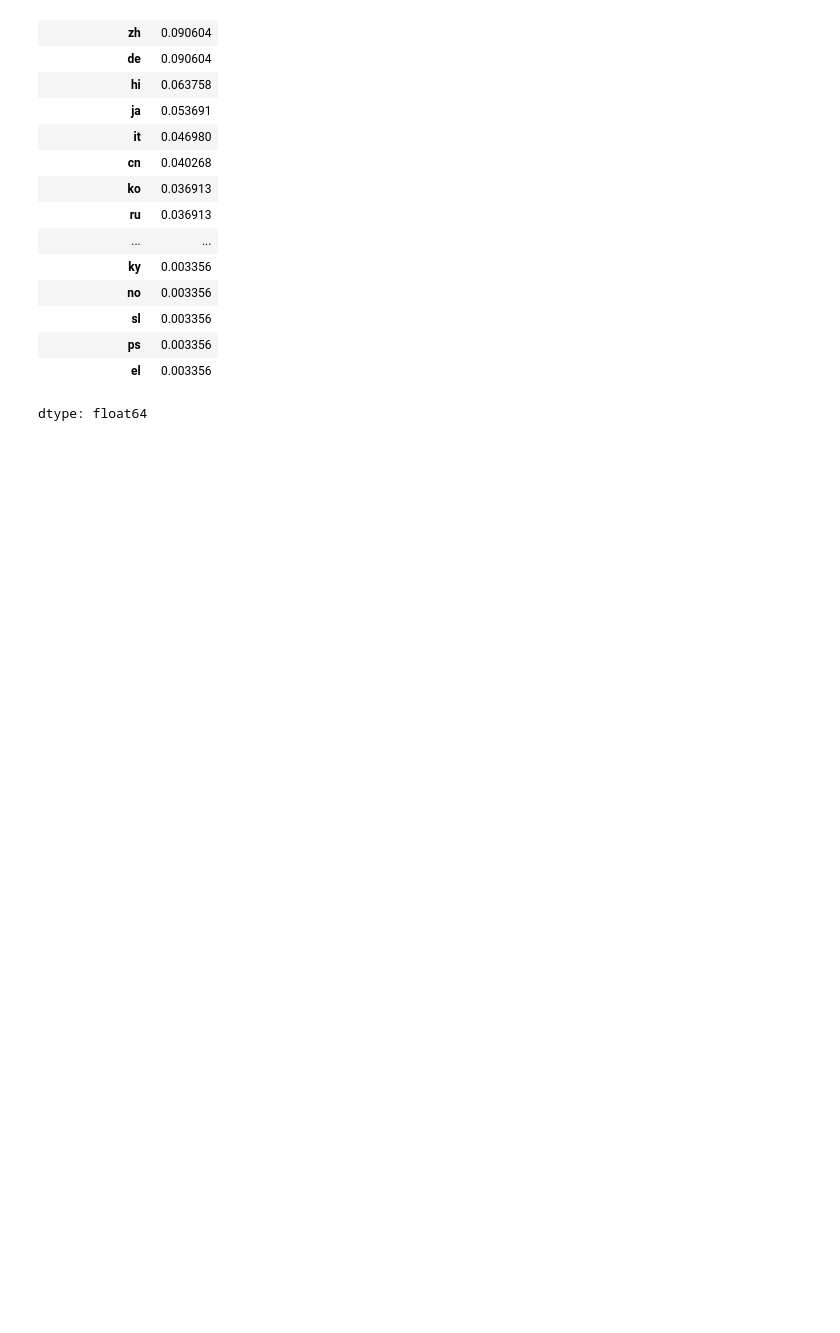
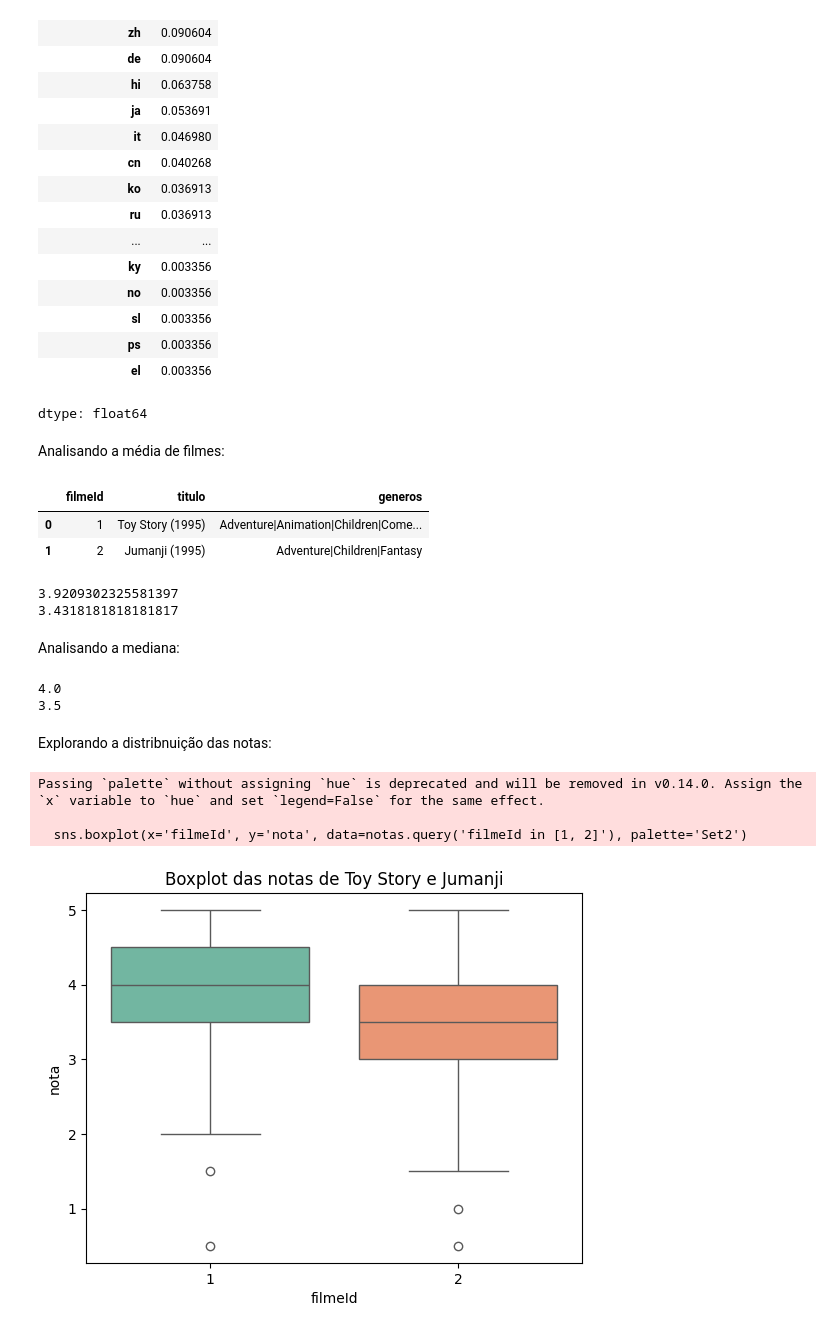
Before and after one commit to Camillabgarcia/data_science, a Jupyter notebook: Explorando_e_analisando_dados_1.ipynb, the cells around one changed output. Cells and saved outputs as stored; diff of their text form; code cells hidden in the pictures; blank space fills up the shorter version.

```diff
--- a/Explorando_e_analisando_dados_1.ipynb
+++ b/Explorando_e_analisando_dados_1.ipynb
@@ -491,3 +493,54 @@ tmdb.query('original_language != "en"')['original_language'].value_counts(normal
 | ps | 0.003356 |
 | el | 0.003356 |
 dtype: float64
+# %% [markdown]
+Analisando a média de filmes:
+# %%
+filmes.head(2)
+# %% [output]
+|  | filmeId | titulo | generos |
+| 0 | 1 | Toy Story (1995) | Adventure|Animation|Children|Come... |
+| 1 | 2 | Jumanji (1995) | Adventure|Children|Fantasy |
+# %%
+# prompt: Usando o DataFrame filmes: extrai as notas de dois filmes em variáveis distintas
+
+# Assuming 'notas' dataframe exists and contains movie ratings
+
+# Extract the ratings for the movie "Toy Story (1995)"
+notas_toy_story = notas.query('filmeId == 1')
+
+media_di_toy_story = notas_toy_story['nota'].mean()
+print(media_di_toy_story)
+
+# Extract the ratings for the movie "Jumanji (1995)"
+notas_jumanji = notas.query('filmeId == 2')
+
+media_di_jumanji = notas_jumanji['nota'].mean()
+print(media_di_jumanji)
+# %% [output]
+3.9209302325581397
+3.4318181818181817
+# %% [markdown]
+Analisando a mediana:
+# %%
+mediana_de_toy_story = notas_toy_story['nota'].median()
+print(mediana_de_toy_story)
+
+mediana_de_jumanji = notas_jumanji['nota'].median()
+print(mediana_de_jumanji)
+# %% [output]
+4.0
+3.5
+# %% [markdown]
+Explorando a distribnuição das notas:
+# %%
+import matplotlib.pyplot as plt
+
+sns.boxplot(x='filmeId', y='nota', data=notas.query('filmeId in [1, 2]'), palette='Set2')
+plt.title('Boxplot das notas de Toy Story e Jumanji')
+plt.show()
+# %% [output]
+Passing `palette` without assigning `hue` is deprecated and will be removed in v0.14.0. Assign the `x` variable to `hue` and set `legend=False` for the same effect.
+
+  sns.boxplot(x='filmeId', y='nota', data=notas.query('filmeId in [1, 2]'), palette='Set2')
+[figure, added]
```
Also changed, not shown: parts of 7 cells of this notebook.
